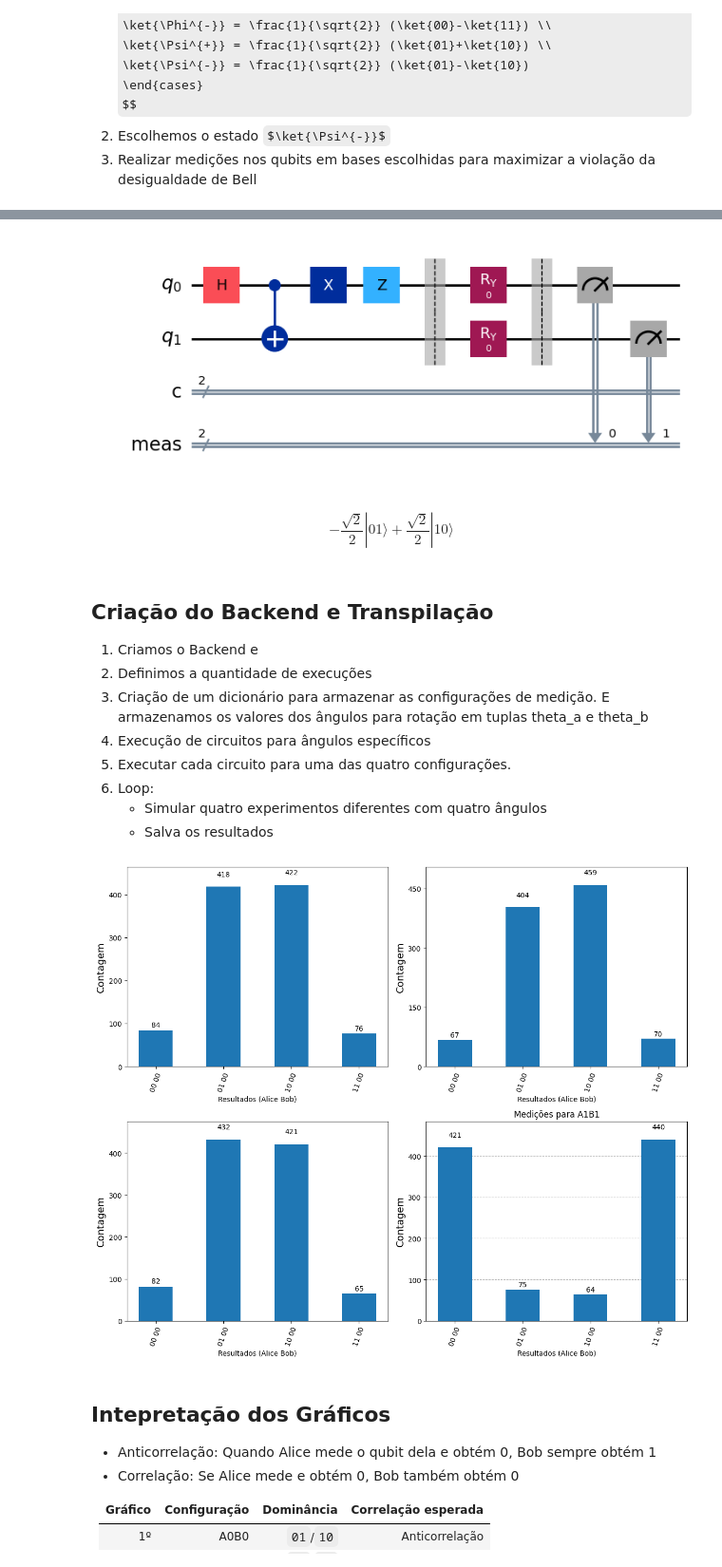
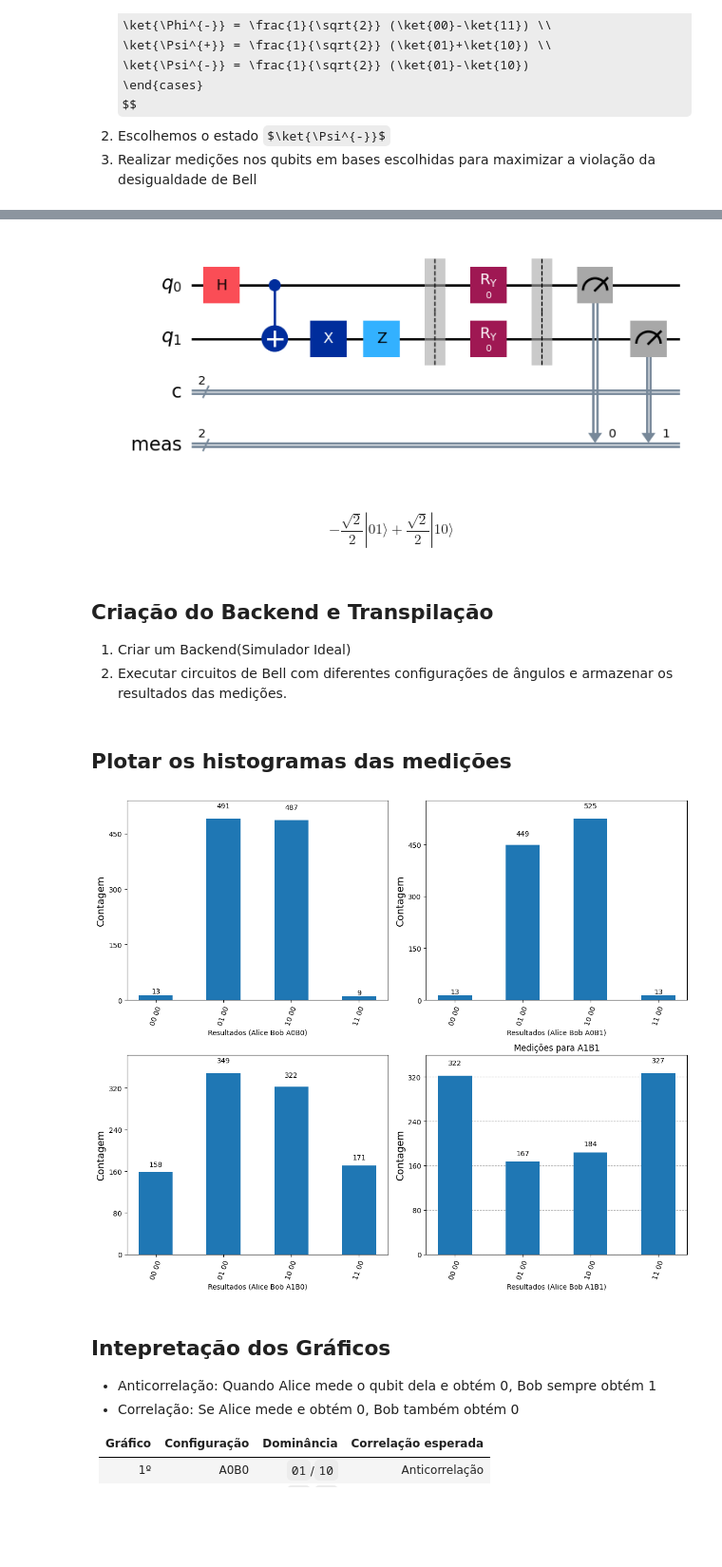
Before and after one commit to theianreis/Computa-o_qu-ntica, a Jupyter notebook: main/code/Algoritmos/Desigualdade_de_bell.ipynb/Primeiro_EME/Primeiro_EME-Desigualdade_de_Bell_(Sem Ruído).ipynb, the cells around one changed output, grey strips where cells are left out. Shown at 95% size. Drawn from its saved outputs; the diff is of its cells as text; code cells hidden in the pictures; some formulas as TeX source; blank space fills up the shorter version.

Commit message:
Ultima atulização da desigualdade de Bell para apresentação

```diff
--- a/main/code/Algoritmos/Desigualdade_de_bell.ipynb/Primeiro_EME/Primeiro_EME-Desigualdade_de_Bell_(Sem Ruído).ipynb
+++ b/main/code/Algoritmos/Desigualdade_de_bell.ipynb/Primeiro_EME/Primeiro_EME-Desigualdade_de_Bell_(Sem Ruído).ipynb
@@ -70,8 +118,8 @@ def bell_circuit(theta_a, theta_b):
     qc = QuantumCircuit(2, 2)
     qc.h(0)
     qc.cx(0, 1)
-    qc.x(0)
-    qc.z(0)
+    qc.x(1)
+    qc.z(1)
 
     qc.barrier()
 
@@ -89,5 +137,5 @@ theta_b = 0
 circuito = bell_circuit(theta_a, theta_b)
 circuito.draw("mpl")
 # %% [output]
-[figure, old version]
+[figure, new version]
 # %%
@@ -103,14 +146,8 @@ psi.draw(output='latex')          # pretty bra-ket form
 $$- \frac{\sqrt{2}}{2} |01\rangle+\frac{\sqrt{2}}{2} |10\rangle$$
 # %% [markdown]
 ## Criação do Backend e Transpilação
-1. Criamos o Backend e
-2. Definimos a quantidade de execuções
-3. Criação de um dicionário para armazenar as configurações de medição. E armazenamos os valores dos ângulos para rotação em tuplas theta_a e theta_b
-2. Execução de circuitos para ângulos específicos
-3. Executar cada circuito para uma das quatro configurações.
-4. Loop:
-    - Simular quatro experimentos diferentes com quatro ângulos
-    - Salva os resultados
+1. Criar um Backend(Simulador Ideal)
+2. Executar circuitos de Bell com diferentes configurações de ângulos e armazenar os resultados das medições.
 # %%
 backend= AerSimulator()
 
@@ -130,26 +167,28 @@ for label, (theta_a, theta_b) in angles.items(): #Itera sobre cada par label e t
     job = backend.run(tqc, shots=1000) #Executa o circuito transpilado no simulador.
     counts = job.result().get_counts()
     results_sem_ruido[label] = counts #Armazena os resultados no dicionário results, com a chave sendo o rótulo da configuração
+# %% [markdown]
+## Plotar os histogramas das medições
 # %%
 import matplotlib.pyplot as plt
 from qiskit.visualization import plot_histogram
 
 # Criar uma figura com 2x2 subplots
 fig, axs = plt.subplots(2, 2, figsize=(12, 10))
 
 # Converter os eixos para uma lista simples para facilitar o loop
 axs = axs.ravel()
 
 # Para cada configuração de ângulo, gerar o histograma correspondente
 for idx, (label, counts) in enumerate(results_sem_ruido.items()):
     plot_histogram(counts, ax=axs[idx], title=f'Medições para {label}')
-    axs[idx].set_xlabel('Resultados (Alice Bob)')
+    axs[idx].set_xlabel(f'Resultados (Alice Bob {label})')
     axs[idx].set_ylabel('Contagem')
 
 plt.tight_layout()
 plt.show()
 # %% [output]
-[figure, old version]
+[figure, new version]
 # %% [markdown]
 ## Intepretação dos Gráficos
 - Anticorrelação: Quando Alice mede o qubit dela e obtém 0, Bob sempre obtém 1
```
Also changed, not shown: parts of 9 cells of this notebook, 1 other file.
